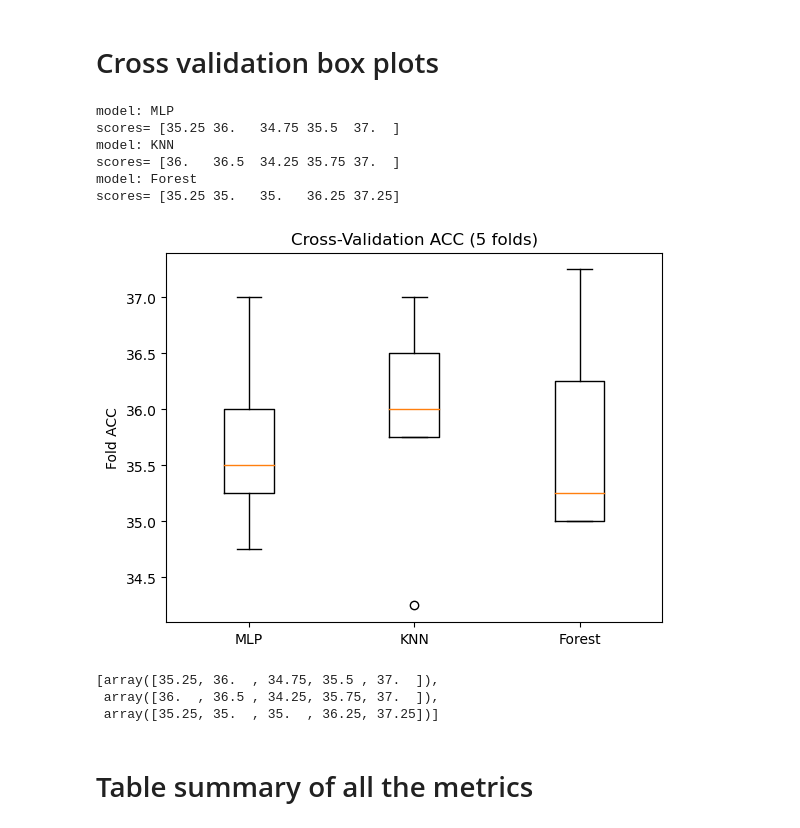
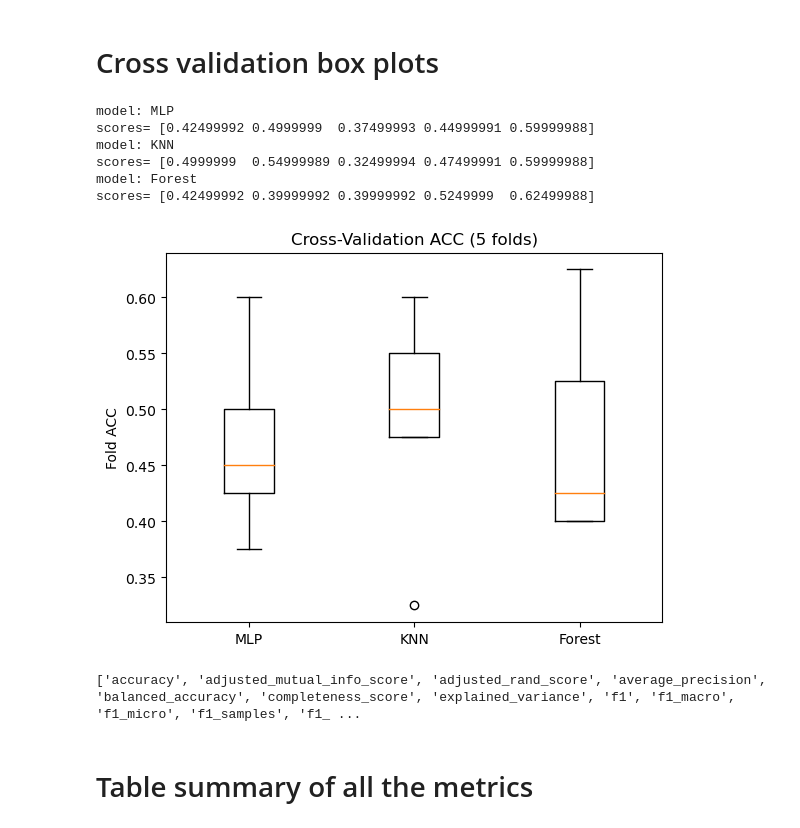
Before and after one commit to Samuel-Horner/Group-20-Software-Engineering-Project, a Jupyter notebook: backend/recommendation/tests.ipynb, the cells around one changed output. Saved outputs shown, nothing was run; the diff lists cells and outputs as text; code cells hidden in the pictures.

```diff
--- a/backend/recommendation/tests.ipynb
+++ b/backend/recommendation/tests.ipynb
@@ -239,50 +258,52 @@ import sklearn
 #     if _metric == "CCE" or _metric == "MAE":
 #         _pred = softmax_predict(model, X_test)
 #     else:
-#         _pred = top5_predict( softmax_predict(model, X_test) )
+#         _pred = topk_predict( softmax_predict(model, X_test) )
 #     return metric(_pred, y_test)
 
+# def accuracy_(model, X_test, y_test):
+#     preds = topk_predict( softmax_predict(model, X_test) )
+#     return accuracy(preds, y_test)
+
 def accuracy_(model, X_test, y_test):
-    preds = top5_predict( softmax_predict(model, X_test) )
-    return accuracy(preds, y_test)
+    preds = model.predict(X_test)
+    return categorical_accuracy(preds, y_test)
 
 
 
 # nfolds=12 looks nicer but takes a while, because MLP is pretty slow (for me at least)
 def cv_box_plot(models, X_train, y_train, metric="ACC", nfolds=3, show_plot=True):
     model_names = [x[0] for x in models]
     values = []
 
-    _y_train = y_train if metric == "CCE" or metric == "MAE" else top5_predict(y_train)
+    _y_train = topk_predict(y_train) if metric == "ACC" else y_train
 
 
     for model_name, model in models:
         print("model:", model_name)
         cv_scores = cross_val_score(model, X_train, _y_train, cv=nfolds, scoring=accuracy_)
         print("scores=", cv_scores)
         values.append(  cv_scores )
 
     if show_plot:
         plt.boxplot(values, labels= model_names )
         plt.title(f"Cross-Validation {metric} ({nfolds} folds)")
         plt.ylabel(f"Fold {metric}")
         plt.show()
 
     return values
 
 cv_box_plot(models, X_train, y_train, nfolds=5)
-# print( sklearn.metrics.get_scorer_names() )
+print( sklearn.metrics.get_scorer_names() )
 # %% [output]
 model: MLP
-scores= [35.25 36.   34.75 35.5  37.  ]
+scores= [0.42499992 0.4999999  0.37499993 0.44999991 0.59999988]
 model: KNN
-scores= [36.   36.5  34.25 35.75 37.  ]
+scores= [0.4999999  0.54999989 0.32499994 0.47499991 0.59999988]
 model: Forest
-scores= [35.25 35.   35.   36.25 37.25]
+scores= [0.42499992 0.39999992 0.39999992 0.5249999  0.62499988]
-[figure, old version]
+[figure, new version]
-[array([35.25, 36.  , 34.75, 35.5 , 37.  ]),
- array([36.  , 36.5 , 34.25, 35.75, 37.  ]),
- array([35.25, 35.  , 35.  , 36.25, 37.25])]
+['accuracy', 'adjusted_mutual_info_score', 'adjusted_rand_score', 'average_precision', 'balanced_accuracy', 'completeness_score', 'explained_variance', 'f1', 'f1_macro', 'f1_micro', 'f1_samples', 'f1_ ...
 # %% [markdown]
 # Table summary of all the metrics
 # %%
```
Also changed, not shown: parts of 6 cells of this notebook.
